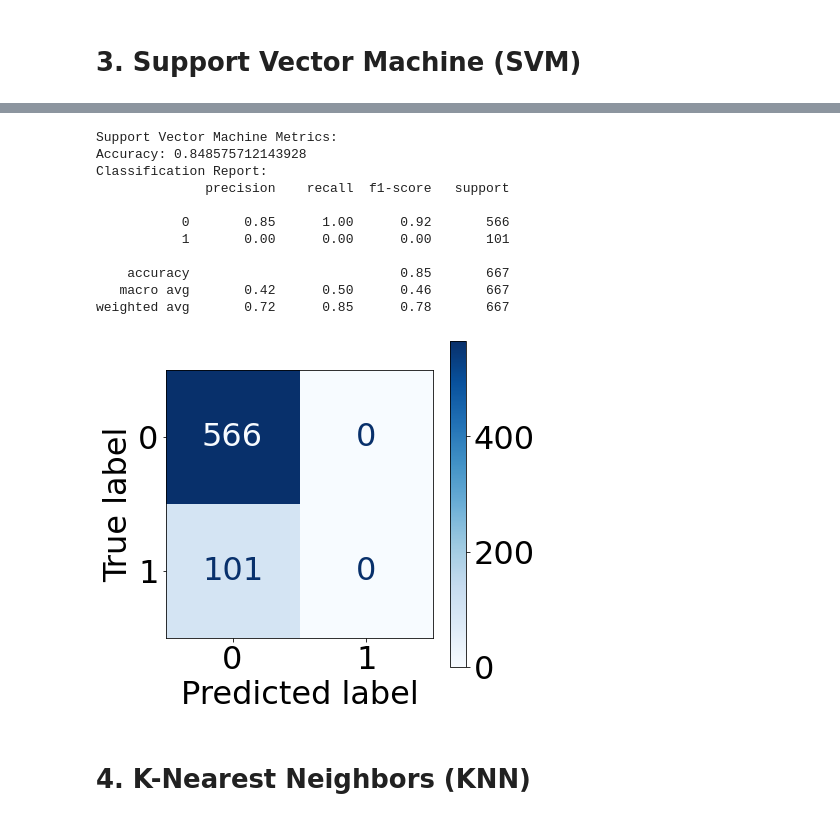
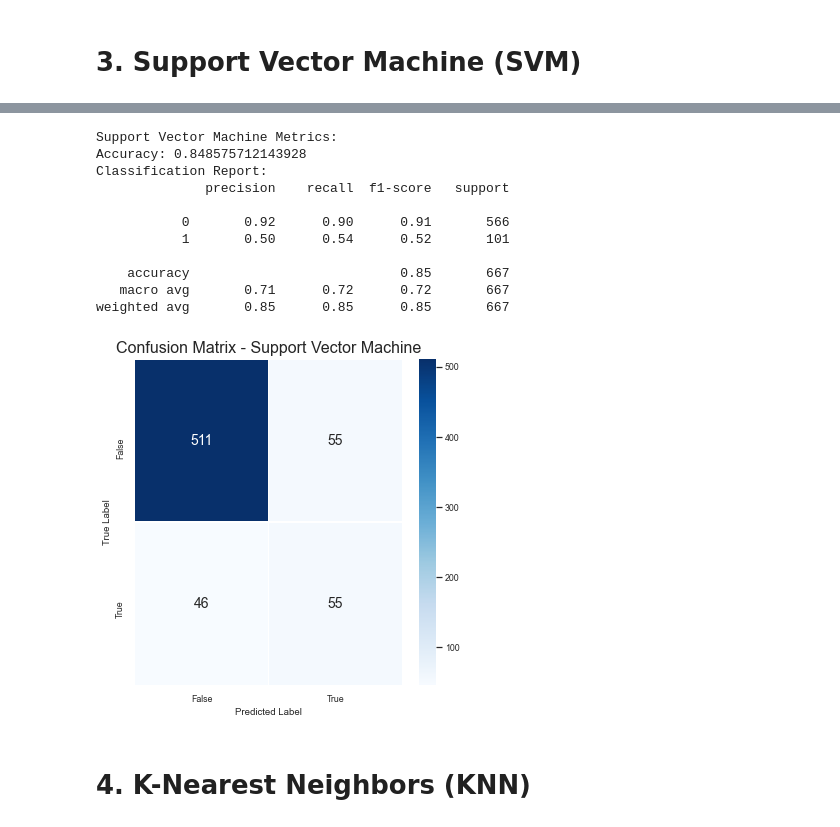
Before and after one commit to Brandon2698/Phase3_Project, a Jupyter notebook: SyriaTel.ipynb, the cells around one changed output, grey strips where cells are left out. Drawn from its saved outputs; the diff is of its cells as text; code cells hidden in the pictures.

```diff
--- a/SyriaTel.ipynb
+++ b/SyriaTel.ipynb
@@ -135,8 +122,6 @@ upper
 # %% [markdown]
 This shows perfect correlation between minutes and charge for four categories: total day charge/minutes, total night charge/minutes, total eve charge/minutes and total intl charge/minutes.
 So we deop the four minutes columns.
-# %%
-df = df.drop(columns=['total day minutes', 'total eve minutes', 'total night minutes', 'total intl minutes'])
 # %%
 df.columns.values
 # %% [output]
@@ -325,3 +327,9 @@ for feat in X:
+# %%
+# Create an instance of the SMOTE oversampling technique with a specified random state
+smote = SMOTE(random_state=0)
+
+# Apply SMOTE oversampling to the training data
+X_train_smote, y_train_smote = smote.fit_resample(X_train, y_train)
 # %% [markdown]
 ## Building Models
 # %% [markdown]
@@ -421,31 +449,42 @@ F1-Score: 0.2535211267605634
 # %%
 svm_model = SVC(random_state=42)
-svm_model.fit(X_train, y_train)
+svm_model.fit(X_train_smote, y_train_smote)
 y_pred_svm = svm_model.predict(X_test)
 
 print("\nSupport Vector Machine Metrics:")
 print(f"Accuracy: {accuracy_score(y_test, y_pred_svm)}")
 print("Classification Report:")
 print(classification_report(y_test, y_pred_svm))
 
-fig, ax = plt.subplots(figsize=(6,6))
-plt.rcParams.update({'font.size': 32})
-disp = plot_confusion_matrix(svm_model, X_test, y_test,
-                             cmap=plt.cm.Blues,
-                             ax=ax)
+# Plot confusion matrix
+cm = confusion_matrix(y_test, y_pred_svm)
+class_labels = ["False", "True"]
+cm_df = pd.DataFrame(cm, index=class_labels, columns=class_labels)
+
+# Set up the matplotlib figure
+plt.figure(figsize=(6, 6))
+plt.rcParams.update({'font.size': 14})
+
+# Create a heatmap using seaborn
+sns.heatmap(cm_df, annot=True, fmt='d', cmap='Blues', linewidths=0.5)
+
+plt.title('Confusion Matrix - Support Vector Machine', fontsize=16)
+plt.xlabel('Predicted Label')
+plt.ylabel('True Label')
+plt.show()
 # %% [output]
 Support Vector Machine Metrics:
 Accuracy: 0.848575712143928
 Classification Report:
               precision    recall  f1-score   support
 
-           0       0.85      1.00      0.92       566
-           1       0.00      0.00      0.00       101
+           0       0.92      0.90      0.91       566
+           1       0.50      0.54      0.52       101
 
     accuracy                           0.85       667
-   macro avg       0.42      0.50      0.46       667
-weighted avg       0.72      0.85      0.78       667
+   macro avg       0.71      0.72      0.72       667
+weighted avg       0.85      0.85      0.85       667
-[figure, old version]
+[figure, new version]
 # %% [markdown]
 
 # 4. K-Nearest Neighbors (KNN)
```
Also changed, not shown: parts of 59 cells of this notebook, 7 other files.
